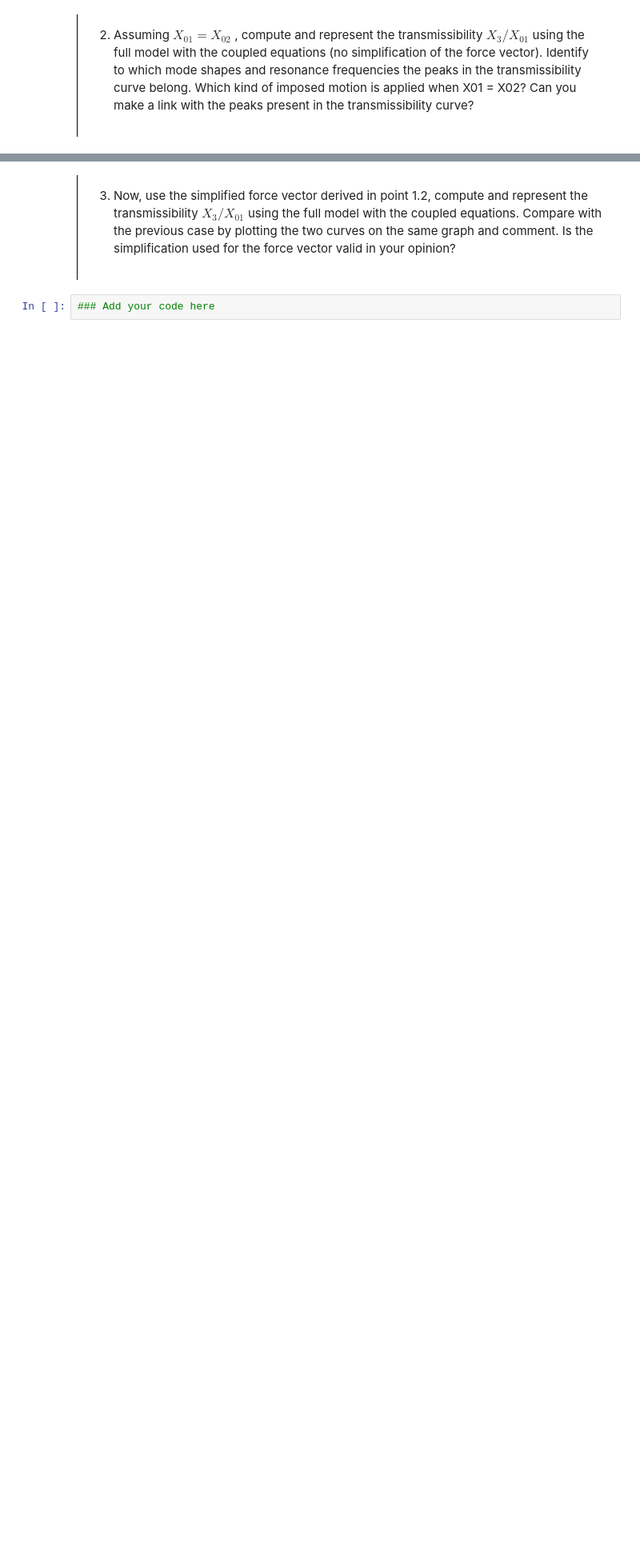
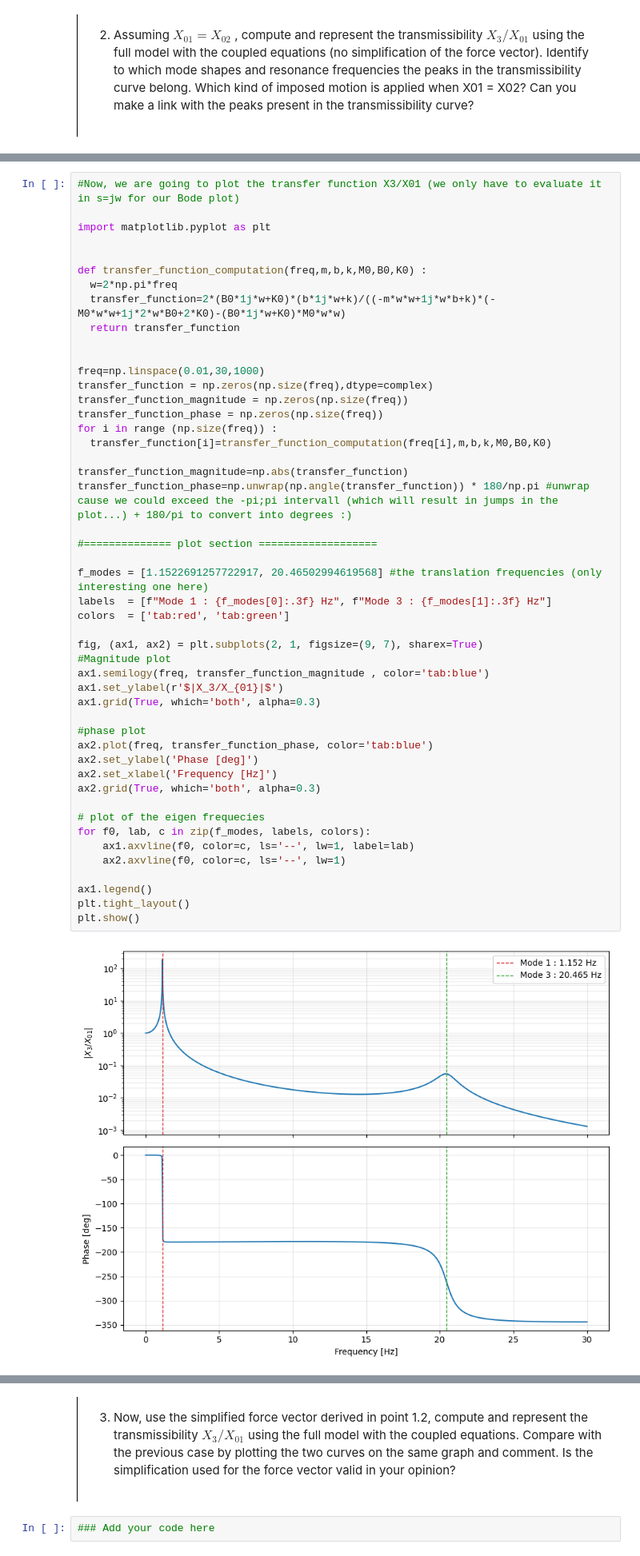
Before and after one commit to ruelenslais9-spec/MV2627_Exercises, a Jupyter notebook: Project2627/project.ipynb, the cells around one changed output, grey strips where cells are left out. Shown at 80% size. Drawn from its saved outputs; the diff is of its cells as text; blank space fills up the shorter version.

```diff
--- a/Project2627/project.ipynb
+++ b/Project2627/project.ipynb
@@ -195,0 +191,50 @@ SyntaxError: invalid syntax (3063944002.py, line 3)
+# %%
+#Now, we are going to plot the transfer function X3/X01 (we only have to evaluate it in s=jw for our Bode plot)
+
+import matplotlib.pyplot as plt
+
+
+def transfer_function_computation(freq,m,b,k,M0,B0,K0) :
+  w=2*np.pi*freq
+  transfer_function=2*(B0*1j*w+K0)*(b*1j*w+k)/((-m*w*w+1j*w*b+k)*(-M0*w*w+1j*2*w*B0+2*K0)-(B0*1j*w+K0)*M0*w*w)
+  return transfer_function
+
+
+freq=np.linspace(0.01,30,1000)
+transfer_function = np.zeros(np.size(freq),dtype=complex)
+transfer_function_magnitude = np.zeros(np.size(freq))
+transfer_function_phase = np.zeros(np.size(freq))
+for i in range (np.size(freq)) :
+  transfer_function[i]=transfer_function_computation(freq[i],m,b,k,M0,B0,K0)
+
+transfer_function_magnitude=np.abs(transfer_function)
+transfer_function_phase=np.unwrap(np.angle(transfer_function)) * 180/np.pi #unwrap cause we could exceed the -pi;pi intervall (which will result in jumps in the plot...) + 180/pi to convert into degrees :)
+
+#============== plot section ===================
+
+f_modes = [1.1522691257722917, 20.46502994619568] #the translation frequencies (only interesting one here)
+labels  = [f"Mode 1 : {f_modes[0]:.3f} Hz", f"Mode 3 : {f_modes[1]:.3f} Hz"]
+colors  = ['tab:red', 'tab:green']
+
+fig, (ax1, ax2) = plt.subplots(2, 1, figsize=(9, 7), sharex=True)
+#Magnitude plot
+ax1.semilogy(freq, transfer_function_magnitude , color='tab:blue')
+ax1.set_ylabel(r'$|X_3/X_{01}|$')
+ax1.grid(True, which='both', alpha=0.3)
+
+#phase plot
+ax2.plot(freq, transfer_function_phase, color='tab:blue')
+ax2.set_ylabel('Phase [deg]')
+ax2.set_xlabel('Frequency [Hz]')
+ax2.grid(True, which='both', alpha=0.3)
+
+# plot of the eigen frequecies
+for f0, lab, c in zip(f_modes, labels, colors):
+    ax1.axvline(f0, color=c, ls='--', lw=1, label=lab)
+    ax2.axvline(f0, color=c, ls='--', lw=1)
+
+ax1.legend()
+plt.tight_layout()
+plt.show()
+# %% [output]
+[figure, added]
```
Also changed, not shown: parts of 4 cells of this notebook.
